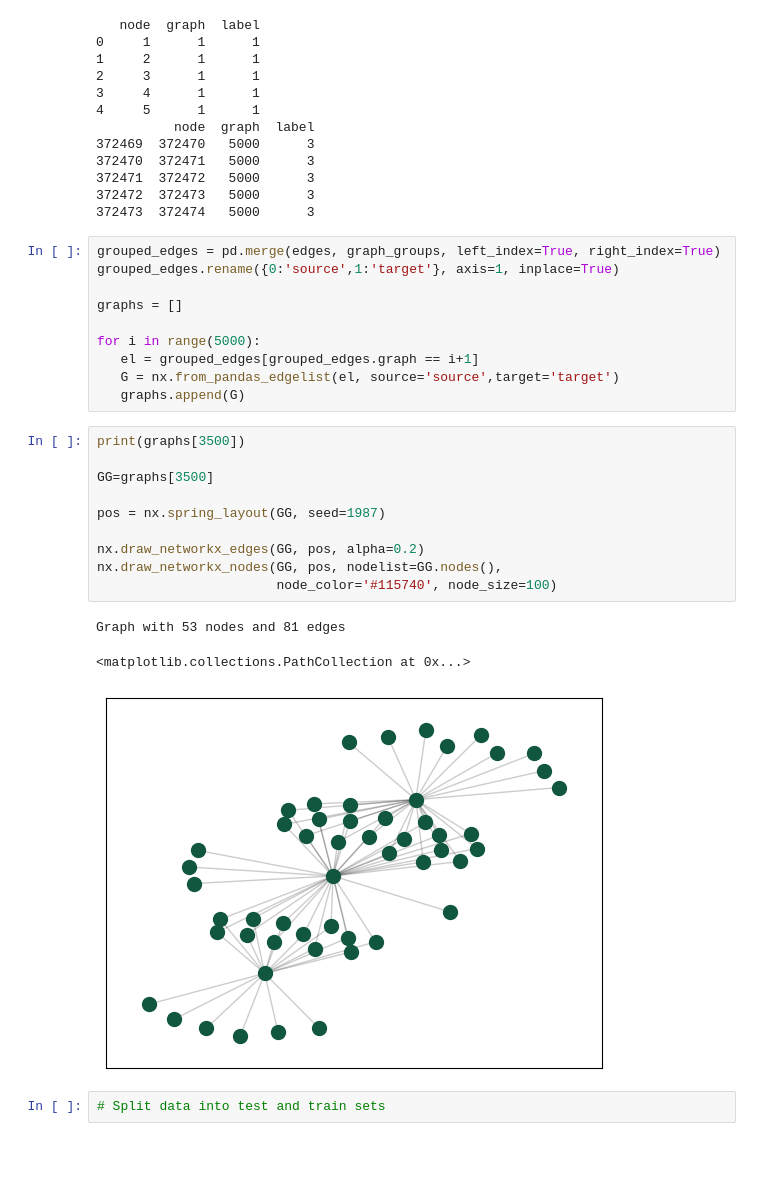
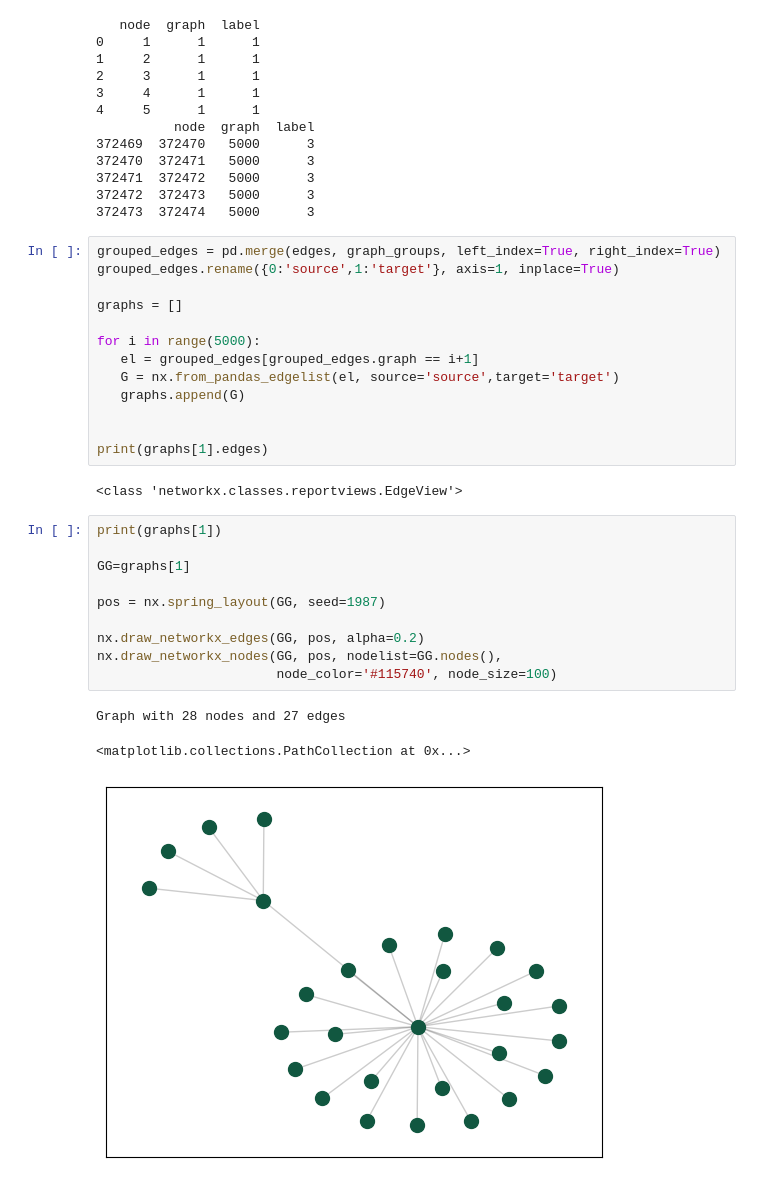
Before and after one commit to BenLuedtke/GNN_example, a Jupyter notebook: gnn_example.ipynb, the cells around one changed output. Cells and saved outputs as stored; diff of their text form; blank space fills up the shorter version.

```diff
--- a/gnn_example.ipynb
+++ b/gnn_example.ipynb
@@ -89,19 +78,22 @@ for i in range(5000):
    el = grouped_edges[grouped_edges.graph == i+1]
    G = nx.from_pandas_edgelist(el, source='source',target='target')
    graphs.append(G)
+
+
+print(graphs[1].edges)
+# %% [output]
+<class 'networkx.classes.reportviews.EdgeView'>
 # %%
-print(graphs[3500])
+print(graphs[1])
 
-GG=graphs[3500]
+GG=graphs[1]
 
 pos = nx.spring_layout(GG, seed=1987)
 
 nx.draw_networkx_edges(GG, pos, alpha=0.2)
 nx.draw_networkx_nodes(GG, pos, nodelist=GG.nodes(),
                        node_color='#115740', node_size=100)
 # %% [output]
-Graph with 53 nodes and 81 edges
+Graph with 28 nodes and 27 edges
 <matplotlib.collections.PathCollection at 0x...>
-[figure, old version]
+[figure, new version]
-# %%
-# Split data into test and train sets
```
Also changed, not shown: parts of 12 cells of this notebook, 11 other files.
